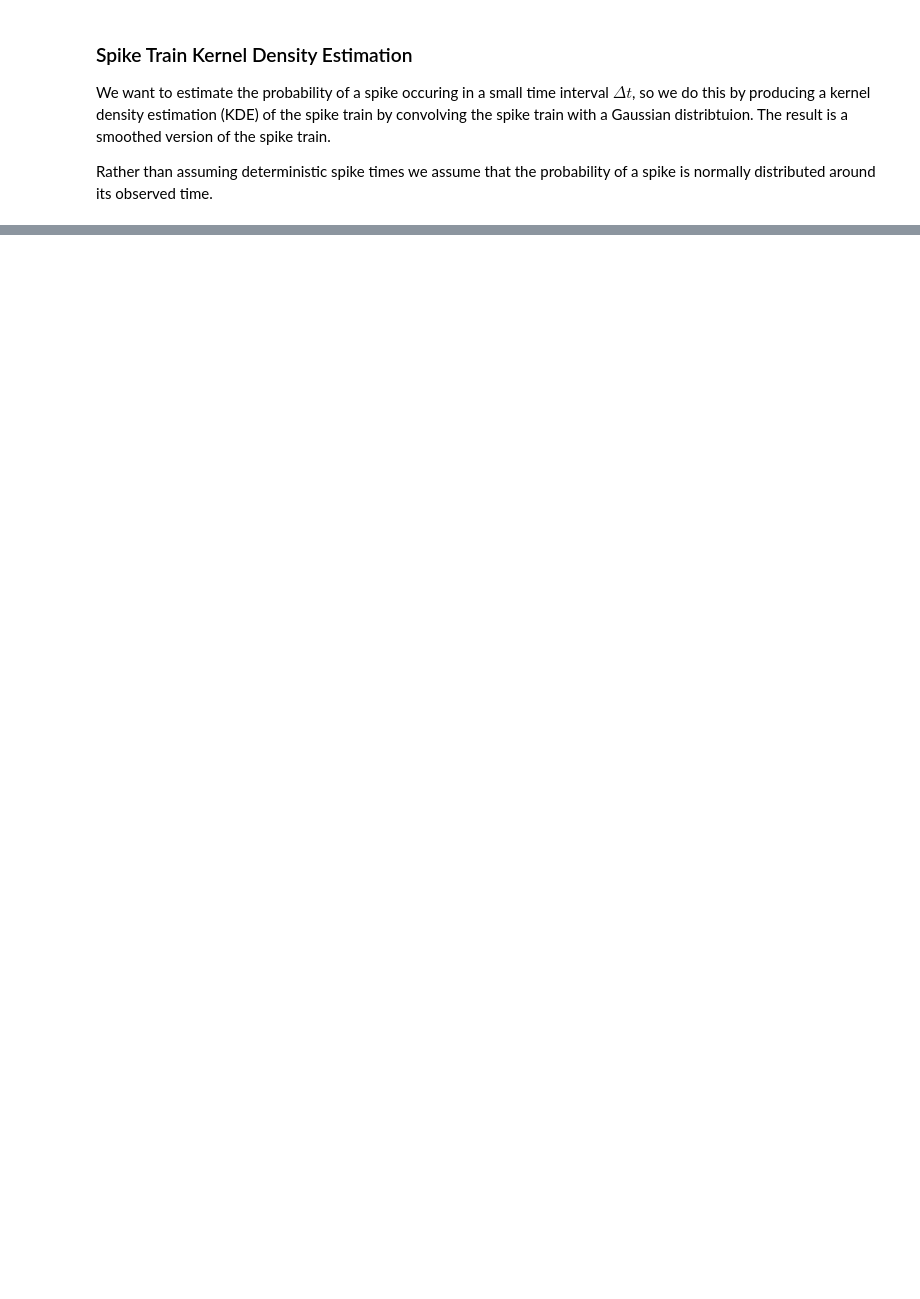
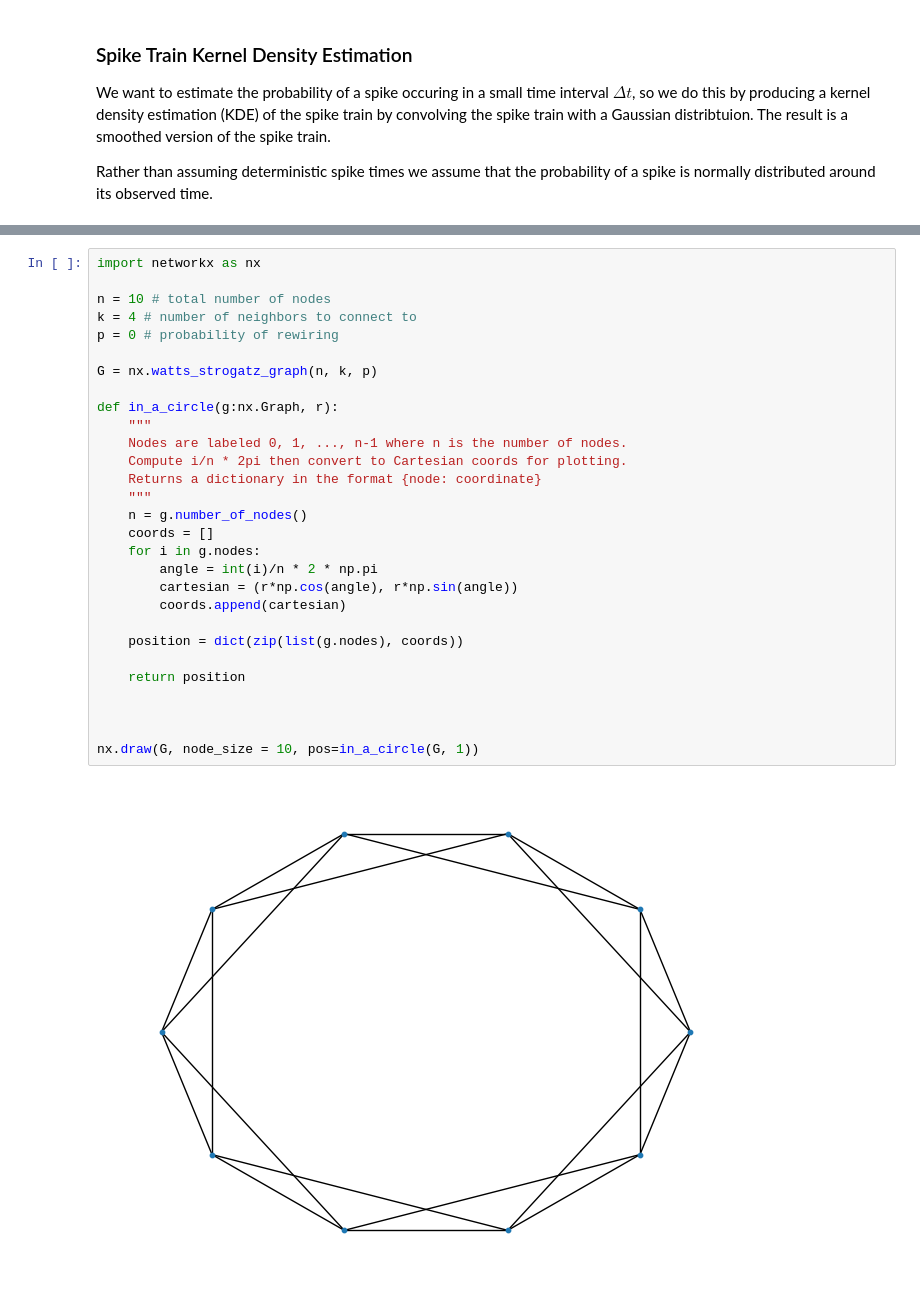
Before and after one commit to andrew-belz/CS111-Final-Project, a Jupyter notebook: learning_and_practice/LIF.ipynb, the cells around one changed output, grey strips where cells are left out. Cells and saved outputs as stored; diff of their text form; blank space fills up the shorter version.

Commit message:
Wrote the math model for the LIF network model. Attempted an implementation.

```diff
--- a/learning_and_practice/LIF.ipynb
+++ b/learning_and_practice/LIF.ipynb
@@ -256,0 +265,31 @@ plt.show()
+# %%
+import networkx as nx
+
+n = 10 # total number of nodes
+k = 4 # number of neighbors to connect to
+p = 0 # probability of rewiring
+
+G = nx.watts_strogatz_graph(n, k, p)
+
+def in_a_circle(g:nx.Graph, r):
+    """
+    Nodes are labeled 0, 1, ..., n-1 where n is the number of nodes.
+    Compute i/n * 2pi then convert to Cartesian coords for plotting.
+    Returns a dictionary in the format {node: coordinate}
+    """
+    n = g.number_of_nodes()
+    coords = []
+    for i in g.nodes:
+        angle = int(i)/n * 2 * np.pi
+        cartesian = (r*np.cos(angle), r*np.sin(angle))
+        coords.append(cartesian)
+
+    position = dict(zip(list(g.nodes), coords))
+
+    return position
+
+
+
+nx.draw(G, node_size = 10, pos=in_a_circle(G, 1))
+# %% [output]
+[figure, added]
```
Also changed, not shown: parts of 12 cells of this notebook, 1 other file.
